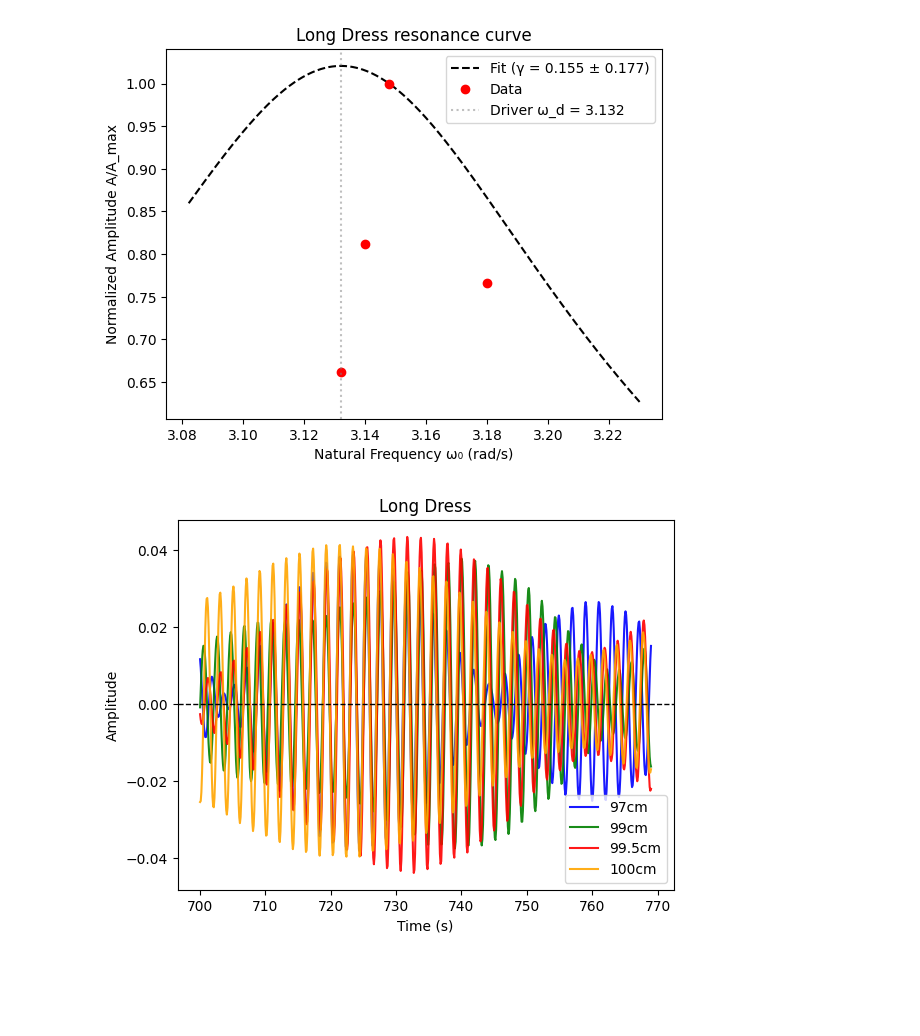
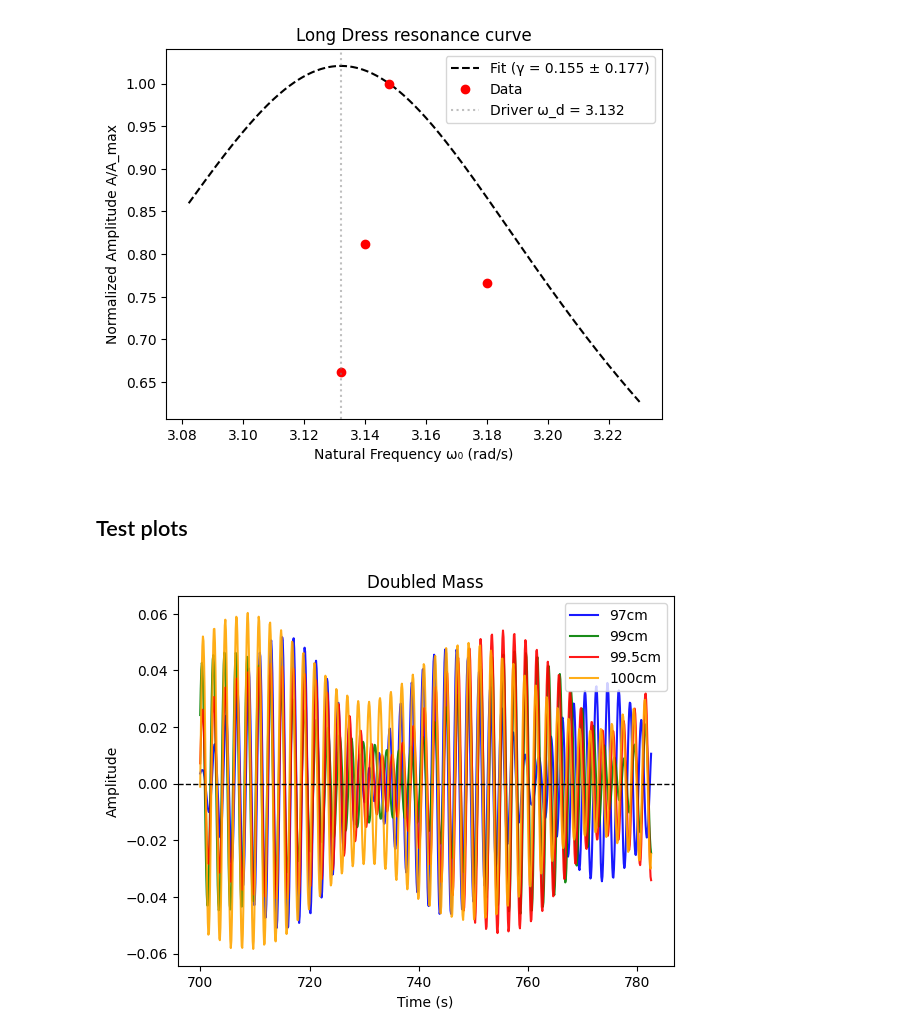
Before and after one commit to kij1n/physics-data-analysis, a Jupyter notebook: sessions/session6.ipynb, the cells around one changed output. Drawn from its saved outputs; the diff is of its cells as text; code cells hidden in the pictures; blank space fills up the shorter version.

```diff
--- a/sessions/session6.ipynb
+++ b/sessions/session6.ipynb
@@ -199,9 +199,12 @@ Long Dress detected peaks:
 99.5cm: peaks=10; mean=0.019
 100cm: peaks=12; mean=0.016
 [figure]
+# %% [markdown]
+## Test plots
 # %%
-plot_all(increased_mass, title="Long Dress", t_range=(700, np.inf))
+plot_all(doubled_mass, title="Doubled Mass", t_range=(700, np.inf))
+save_plot("session-6/amp-vs-time-doubled-mass-all-interval.png")
 plt.show()
 # %% [output]
-[figure, old version]
+[figure, new version]
 # %%
```
Also changed, not shown: parts of 2 cells of this notebook, 1 other file.
